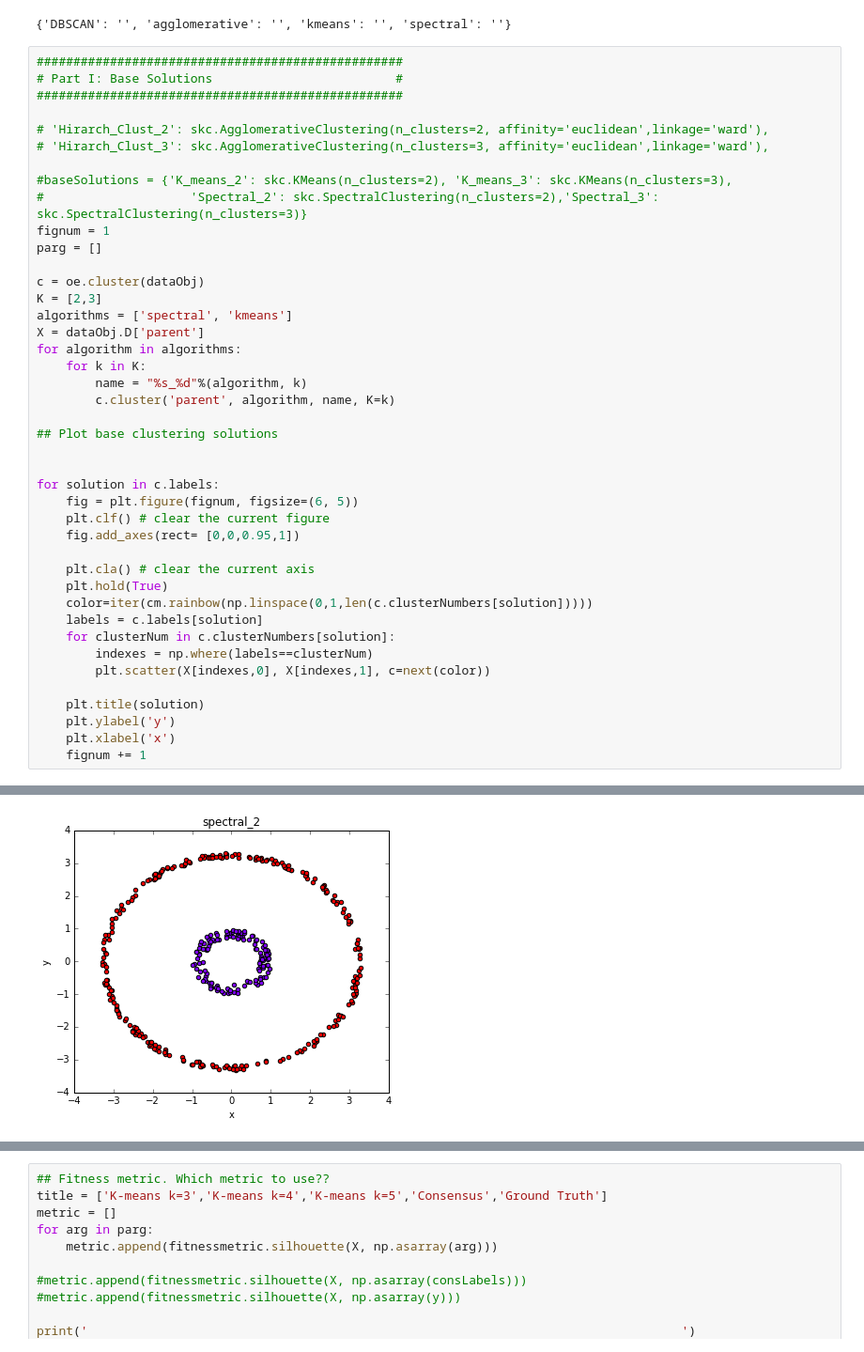
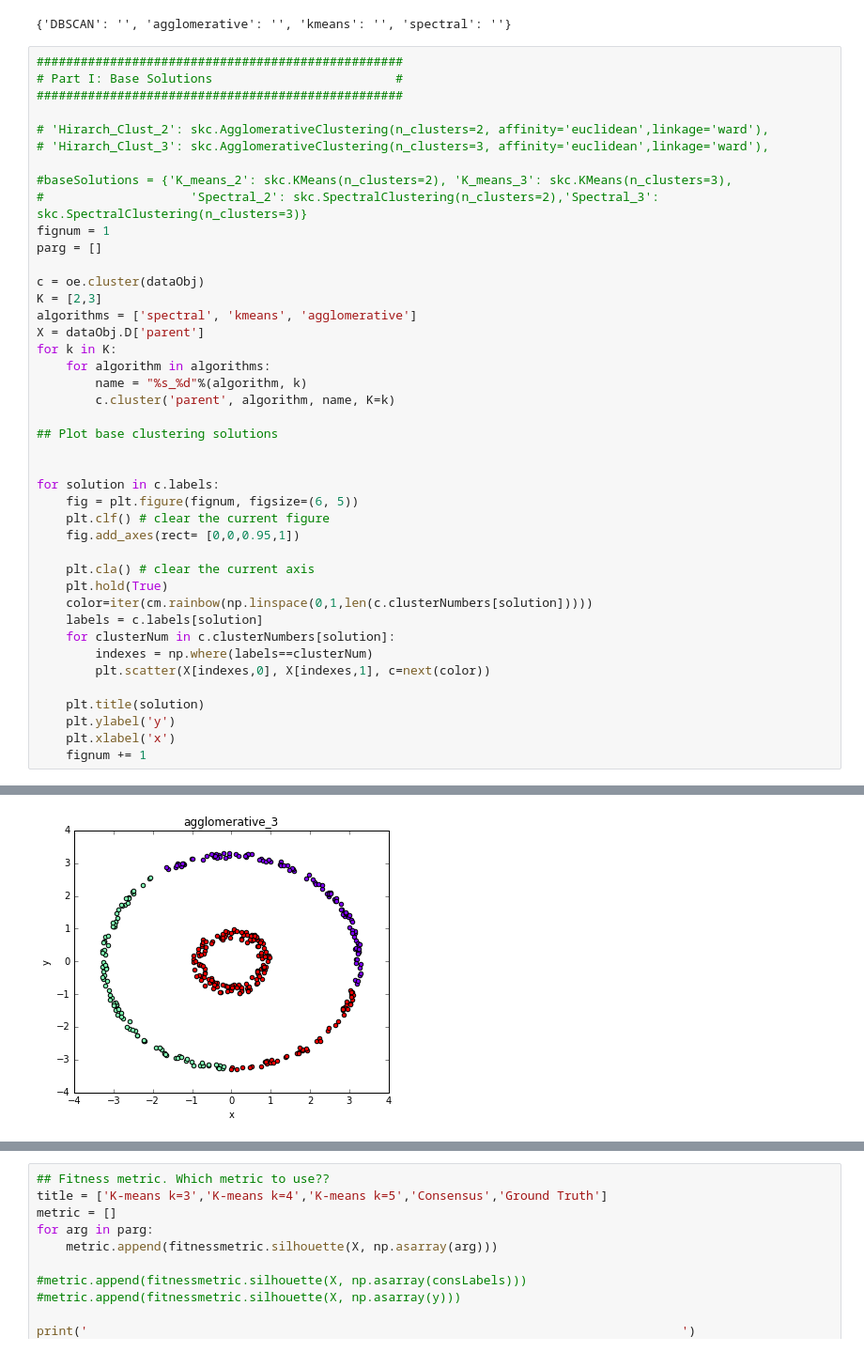
Before and after one commit to NaegleLab/OpenEnsembles, a Jupyter notebook: examples/example_half_rings.ipynb, the cells around one changed output, grey strips where cells are left out. Shown at 94% size. Cells and saved outputs as stored; diff of their text form.

```diff
--- a/examples/example_half_rings.ipynb
+++ b/examples/example_half_rings.ipynb
@@ -59,10 +59,10 @@ parg = []
 
 c = oe.cluster(dataObj)
 K = [2,3]
-algorithms = ['spectral', 'kmeans']
+algorithms = ['spectral', 'kmeans', 'agglomerative']
 X = dataObj.D['parent']
-for algorithm in algorithms:
-    for k in K:
+for k in K:
+    for algorithm in algorithms:
         name = "%s_%d"%(algorithm, k)
         c.cluster('parent', algorithm, name, K=k)
 
@@ -92 +92 @@ for solution in c.labels:
-[figure, old version]
+[figure, new version]
```
Also changed, not shown: parts of 2 cells of this notebook, 2 other files.
